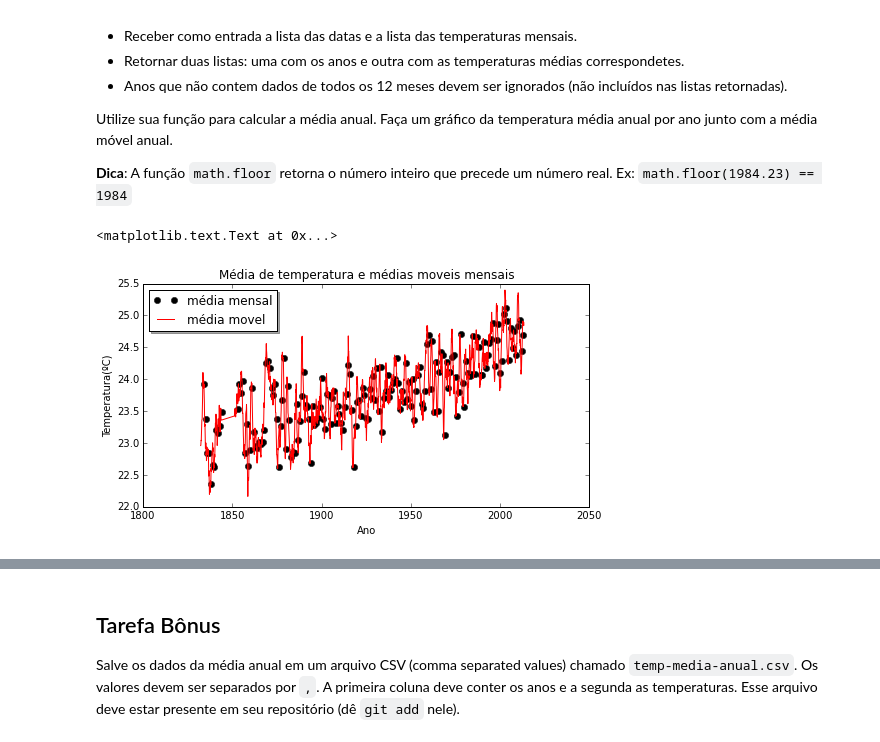
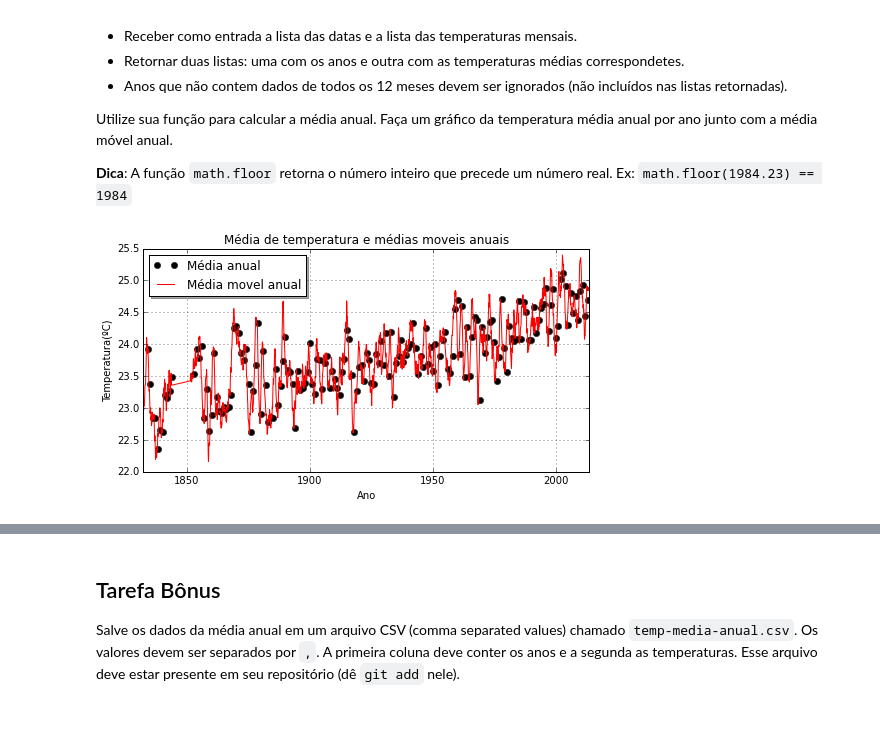
Before and after one commit to mat-esp-2015/capstone-camila-dyellen-maisum, a Jupyter notebook: capstone.ipynb, the cells around one changed output, grey strips where cells are left out. Saved outputs shown, nothing was run; the diff lists cells and outputs as text; code cells hidden in the pictures.

```diff
--- a/capstone.ipynb
+++ b/capstone.ipynb
@@ -159,20 +164,23 @@ def temp_media_anual(datas, dados):
 # %%
-#plotando a figuura, temos
+#plotando a figura, temos
 plt.figure(figsize = [8, 4]) #definindo um tamanho para melhor visualização
 plt.plot(temp_media_anual(temp_mensal(arquivo)[0],temp_mensal(arquivo)[1])[0], \
-         temp_media_anual(temp_mensal(arquivo)[0],temp_mensal(arquivo)[1])[1],'ok',  label = 'média anual')
-plt.plot(temp_moveis(arquivo)[0],temp_moveis(arquivo)[1],'r', linewidth = 1 , label = 'média movel')
+         temp_media_anual(temp_mensal(arquivo)[0],temp_mensal(arquivo)[1])[1],'ok',  label = 'Média anual')
+plt.plot(temp_moveis(arquivo)[0],temp_moveis(arquivo)[1],'r', linewidth = 1 , label = 'Média movel anual')
 
 # Criando uma legenda para o nosso gráfico
 plt.legend(loc='upper left', shadow=True, fontsize='large')
 plt.title('Média de temperatura e médias moveis anuais') #nomeando o título
 plt.ylabel('Temperatura(ºC)') #nomeando o eixo y
 plt.xlabel('Ano') #nomeando o eixo x
-# plt.xlim(min(temp_media_anual(temp_mensal(arquivo)[0],temp_mensal(arquivo)[1])), \
-#             max(temp_media_anual(temp_mensal(arquivo)[0],temp_mensal(arquivo)[1])))
+
+# Delimitando a escala horizontal
+plt.xlim(min(temp_mensal(arquivo)[0]), max(temp_mensal(arquivo)[0]))
+
+# adicionado para ficar mais parecido com o padrão.
+plt.grid(True)
 # %% [output]
-<matplotlib.text.Text at 0x...>
-[figure, old version]
+[figure, new version]
 # %% [markdown]
 ### Resultado esperado
 
```
Also changed, not shown: parts of 6 cells of this notebook.
